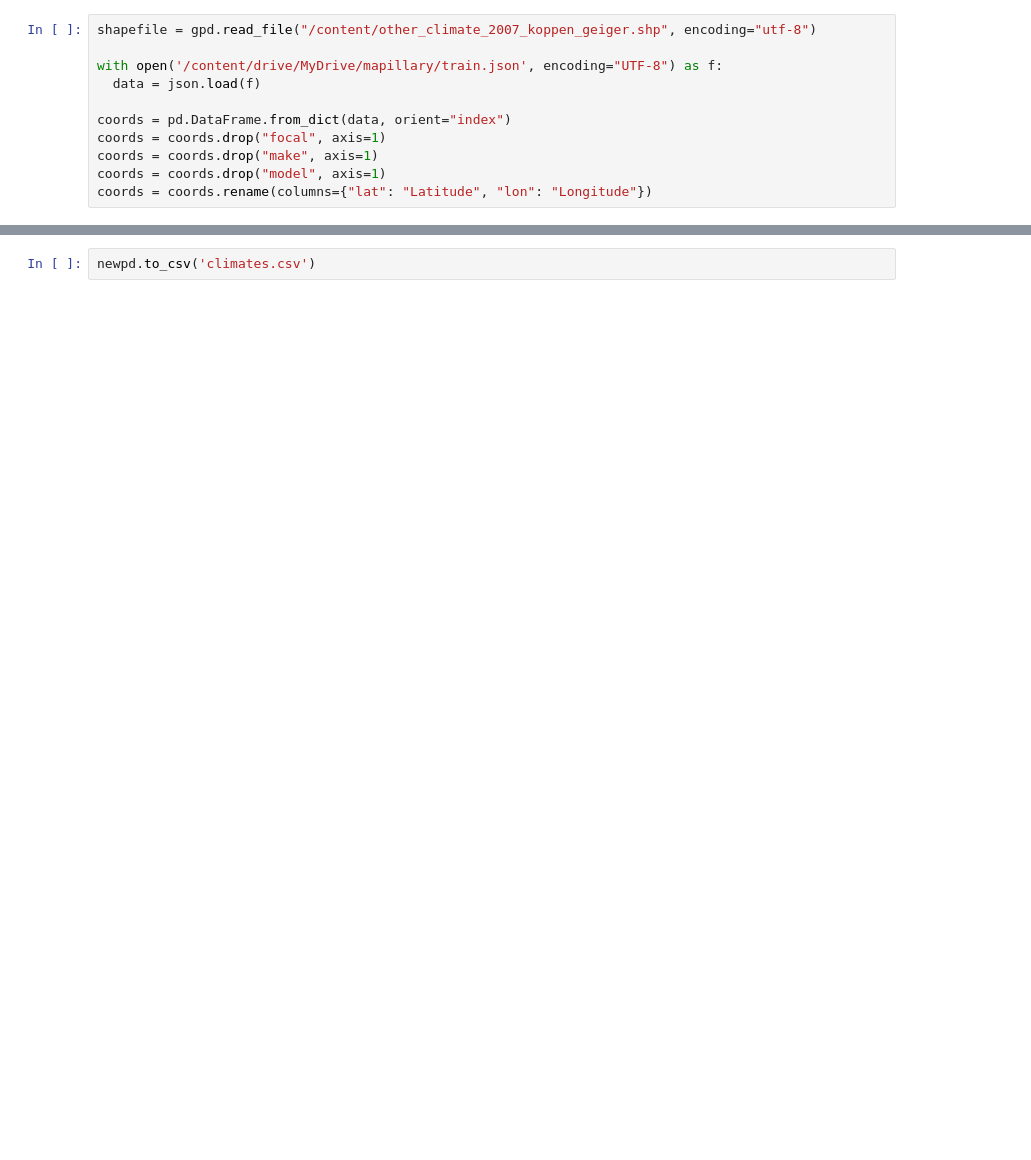
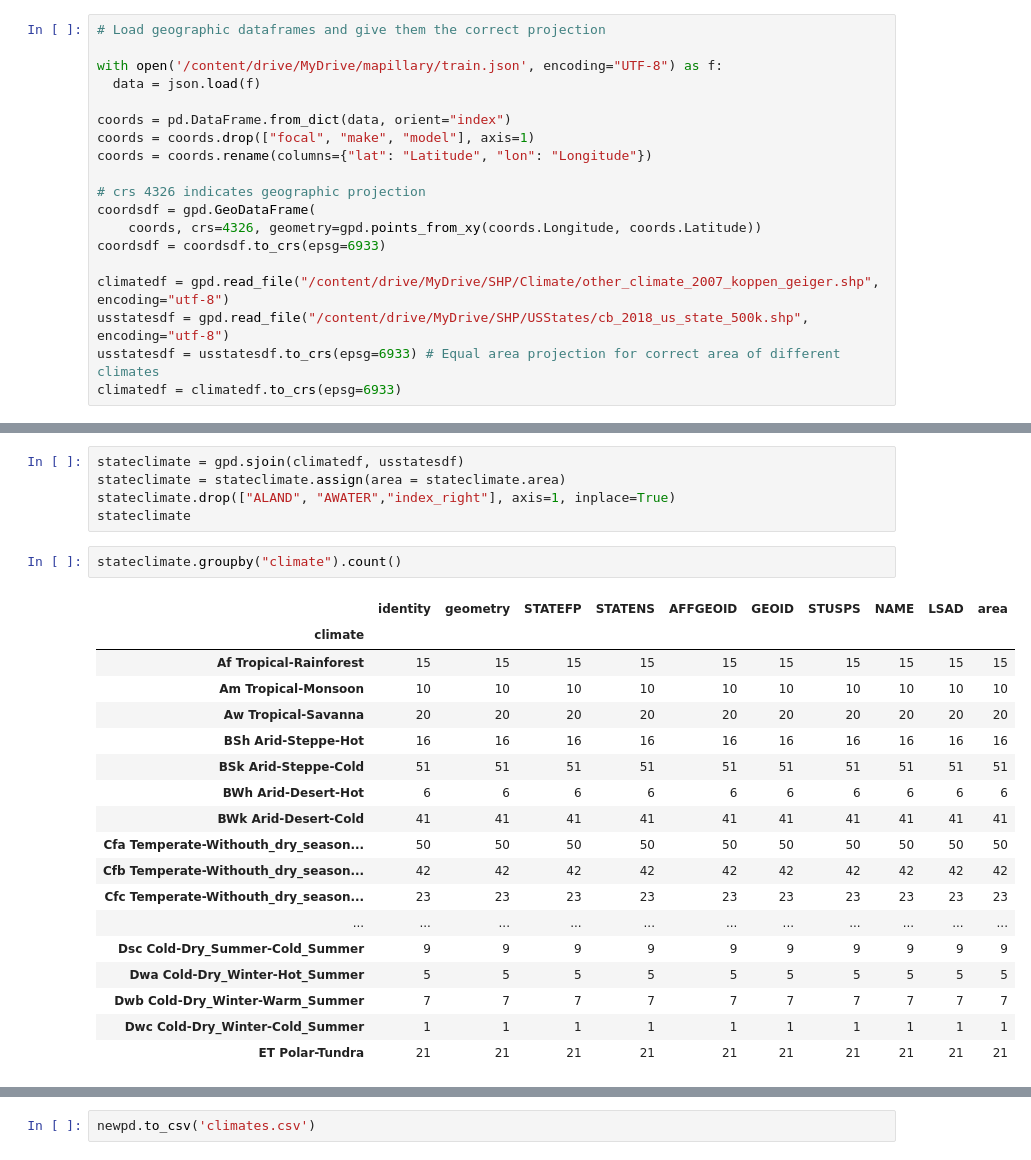
Before and after one commit to Ispanicus/geoguessr-ai, a Jupyter notebook: Climate.ipynb, the cells around one changed output, grey strips where cells are left out. Saved outputs shown, nothing was run; the diff lists cells and outputs as text; blank space fills up the shorter version.

Commit message:
Update Climate.ipynb
Added US state shapefiles and calculated percentage of different climates for each state

```diff
--- a/Climate.ipynb
+++ b/Climate.ipynb
@@ -34,11 +31,19 @@ Mounted at /content/drive
 # %%
-shapefile = gpd.read_file("/content/other_climate_2007_koppen_geiger.shp", encoding="utf-8")
+# Load geographic dataframes and give them the correct projection
 
 with open('/content/drive/MyDrive/mapillary/train.json', encoding="UTF-8") as f:
   data = json.load(f)
 
 coords = pd.DataFrame.from_dict(data, orient="index")
-coords = coords.drop("focal", axis=1)
-coords = coords.drop("make", axis=1)
-coords = coords.drop("model", axis=1)
+coords = coords.drop(["focal", "make", "model"], axis=1)
 coords = coords.rename(columns={"lat": "Latitude", "lon": "Longitude"})
+
+# crs 4326 indicates geographic projection
+coordsdf = gpd.GeoDataFrame(
+    coords, crs=4326, geometry=gpd.points_from_xy(coords.Longitude, coords.Latitude))
+coordsdf = coordsdf.to_crs(epsg=6933)
+
+climatedf = gpd.read_file("/content/drive/MyDrive/SHP/Climate/other_climate_2007_koppen_geiger.shp", encoding="utf-8")
+usstatesdf = gpd.read_file("/content/drive/MyDrive/SHP/USStates/cb_2018_us_state_500k.shp", encoding="utf-8")
+usstatesdf = usstatesdf.to_crs(epsg=6933) # Equal area projection for correct area of different climates
+climatedf = climatedf.to_crs(epsg=6933)
@@ -88,0 +71,26 @@ Name: climate, dtype: int64
+# %%
+stateclimate = gpd.sjoin(climatedf, usstatesdf)
+stateclimate = stateclimate.assign(area = stateclimate.area)
+stateclimate.drop(["ALAND", "AWATER","index_right"], axis=1, inplace=True)
+stateclimate
+# %%
+stateclimate.groupby("climate").count()
+# %% [output]
+|  | identity | geometry | STATEFP | STATENS | AFFGEOID | GEOID | STUSPS | NAME | LSAD | area |
+| climate |  |  |  |  |  |  |  |  |  |  |
+| Af Tropical-Rainforest | 15 | 15 | 15 | 15 | 15 | 15 | 15 | 15 | 15 | 15 |
+| Am Tropical-Monsoon | 10 | 10 | 10 | 10 | 10 | 10 | 10 | 10 | 10 | 10 |
+| Aw Tropical-Savanna | 20 | 20 | 20 | 20 | 20 | 20 | 20 | 20 | 20 | 20 |
+| BSh Arid-Steppe-Hot | 16 | 16 | 16 | 16 | 16 | 16 | 16 | 16 | 16 | 16 |
+| BSk Arid-Steppe-Cold | 51 | 51 | 51 | 51 | 51 | 51 | 51 | 51 | 51 | 51 |
+| BWh Arid-Desert-Hot | 6 | 6 | 6 | 6 | 6 | 6 | 6 | 6 | 6 | 6 |
+| BWk Arid-Desert-Cold | 41 | 41 | 41 | 41 | 41 | 41 | 41 | 41 | 41 | 41 |
+| Cfa Temperate-Withouth_dry_season... | 50 | 50 | 50 | 50 | 50 | 50 | 50 | 50 | 50 | 50 |
+| Cfb Temperate-Withouth_dry_season... | 42 | 42 | 42 | 42 | 42 | 42 | 42 | 42 | 42 | 42 |
+| Cfc Temperate-Withouth_dry_season... | 23 | 23 | 23 | 23 | 23 | 23 | 23 | 23 | 23 | 23 |
+| ... | ... | ... | ... | ... | ... | ... | ... | ... | ... | ... |
+| Dsc Cold-Dry_Summer-Cold_Summer | 9 | 9 | 9 | 9 | 9 | 9 | 9 | 9 | 9 | 9 |
+| Dwa Cold-Dry_Winter-Hot_Summer | 5 | 5 | 5 | 5 | 5 | 5 | 5 | 5 | 5 | 5 |
+| Dwb Cold-Dry_Winter-Warm_Summer | 7 | 7 | 7 | 7 | 7 | 7 | 7 | 7 | 7 | 7 |
+| Dwc Cold-Dry_Winter-Cold_Summer | 1 | 1 | 1 | 1 | 1 | 1 | 1 | 1 | 1 | 1 |
+| ET Polar-Tundra | 21 | 21 | 21 | 21 | 21 | 21 | 21 | 21 | 21 | 21 |
```
Also changed, not shown: parts of 8 cells of this notebook.
